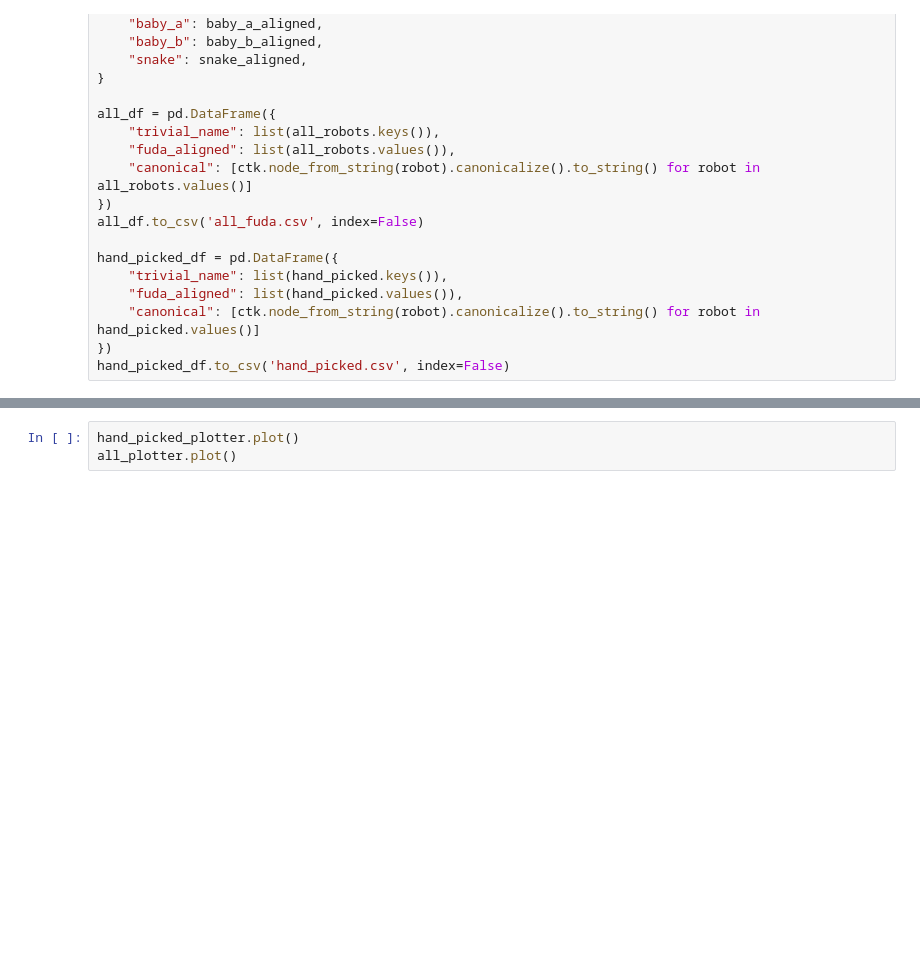
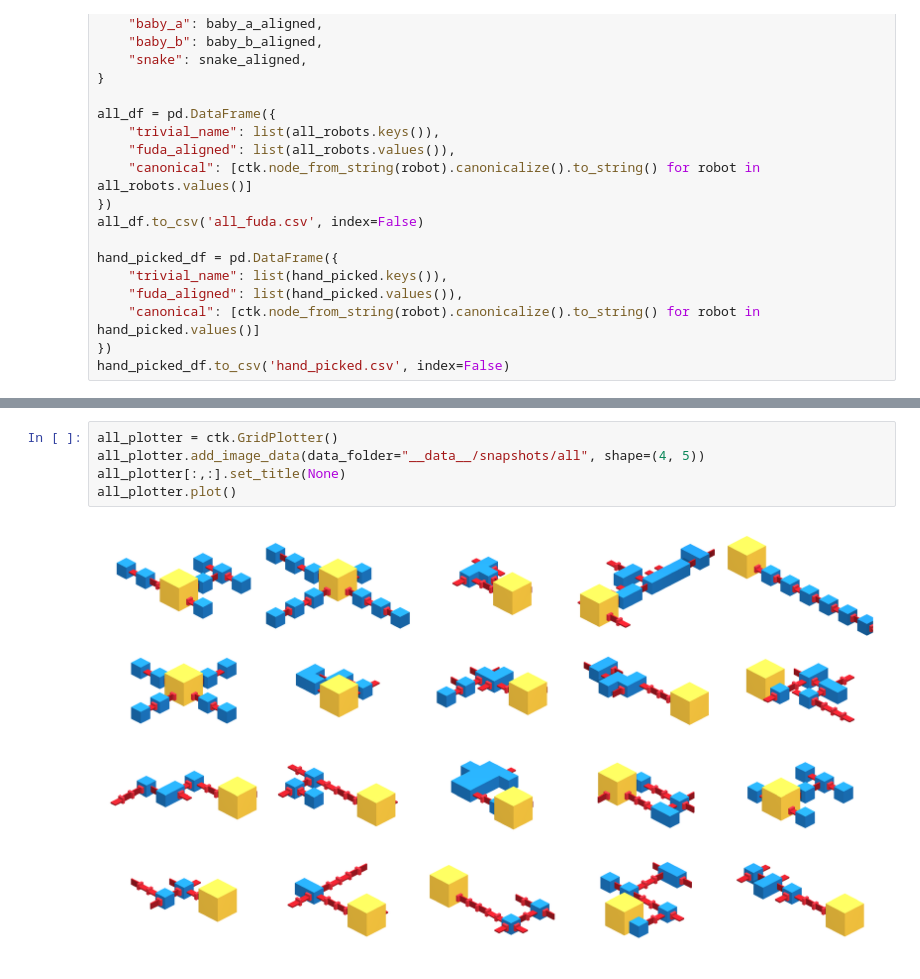
Before and after one commit to salomepoulain/ariel-zoo, a Jupyter notebook: zoo/fuda/robots/hand_picked_robots.ipynb, the cells around one changed output, grey strips where cells are left out. Cells and saved outputs as stored; diff of their text form; blank space fills up the shorter version.

```diff
--- a/zoo/fuda/robots/hand_picked_robots.ipynb
+++ b/zoo/fuda/robots/hand_picked_robots.ipynb
@@ -348,3 +378,7 @@ all_plotter = SnapshotGridPlotter.from_snapshot_folder("__data__/snapshots/all",
 # %%
-hand_picked_plotter.plot()
+all_plotter = ctk.GridPlotter()
+all_plotter.add_image_data(data_folder="__data__/snapshots/all", shape=(4, 5))
+all_plotter[:,:].set_title(None)
 all_plotter.plot()
+# %% [output]
+[figure, added]
```
Also changed, not shown: parts of 6 cells of this notebook, 22 other files.
